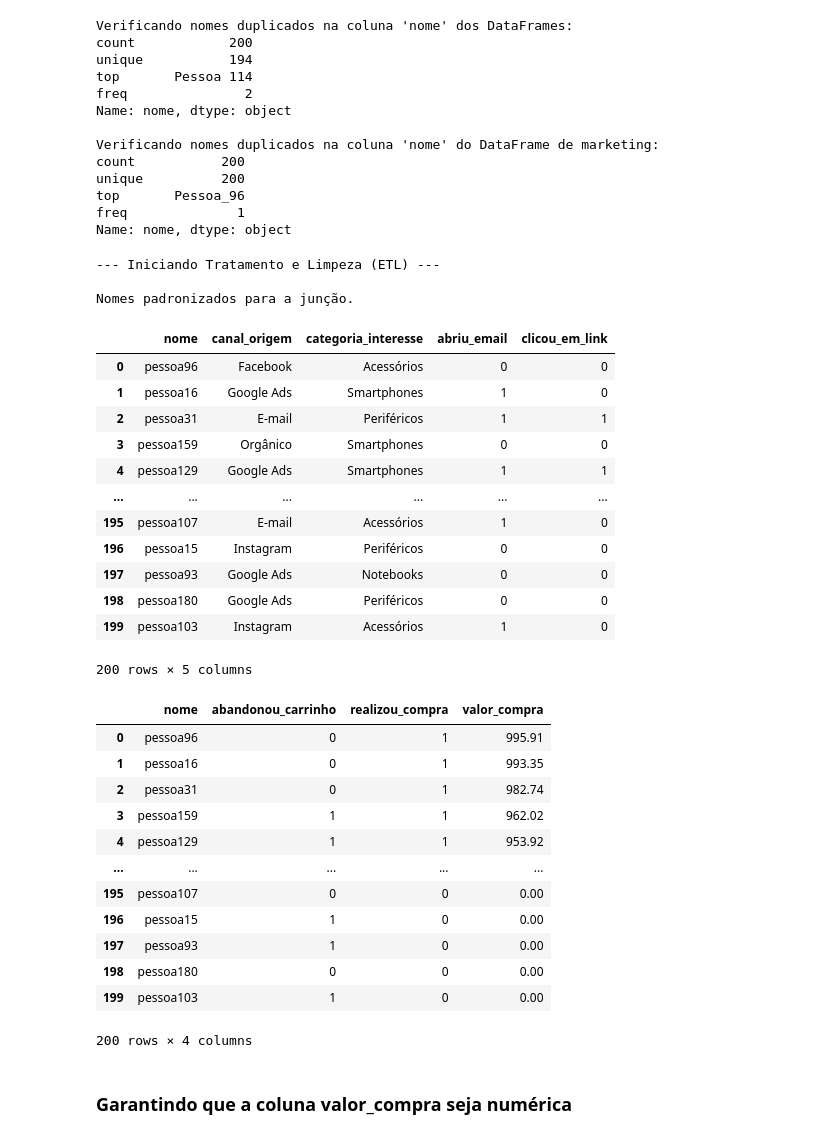
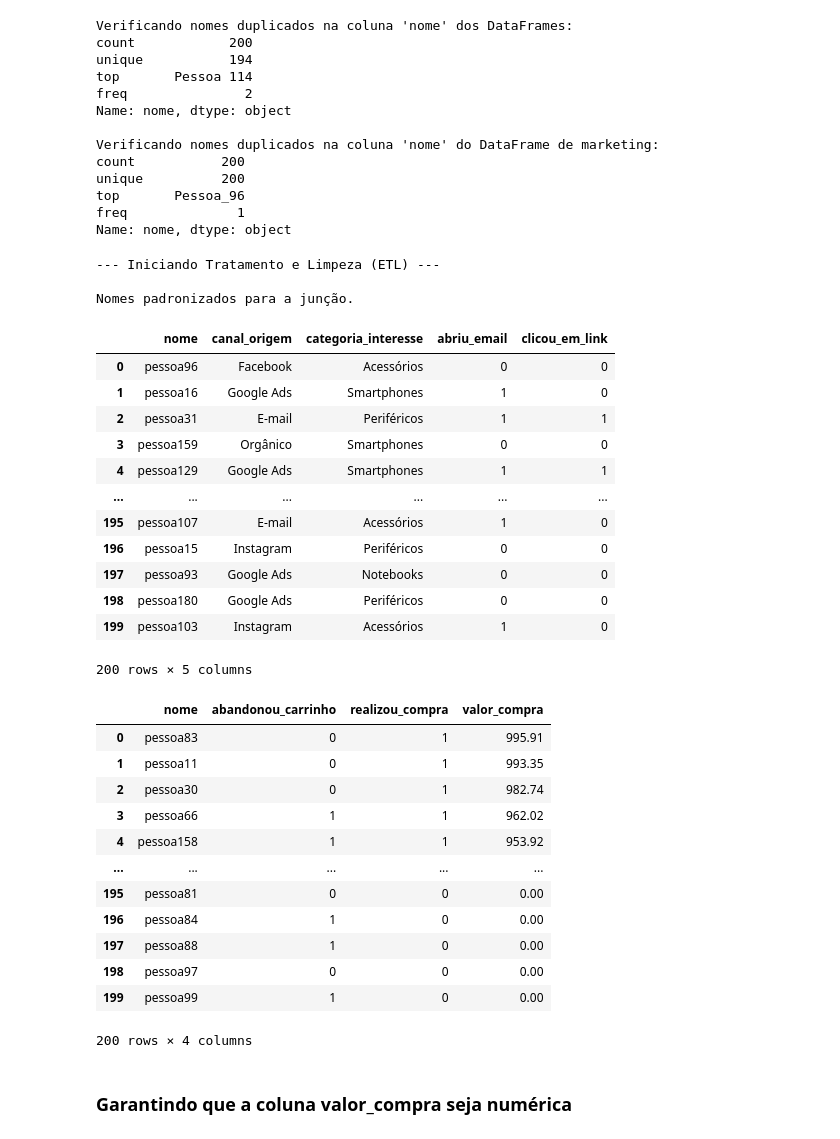
Before and after one commit to brenovambaster/bi-analise-de-dados, a Jupyter notebook: trabalho.ipynb, the cells around one changed output. Cells and saved outputs as stored; diff of their text form; code cells hidden in the pictures.

```diff
--- a/trabalho.ipynb
+++ b/trabalho.ipynb
@@ -59,60 +63,49 @@ Name: nome, dtype: object
 # %%
 
 print("\n--- Iniciando Tratamento e Limpeza (ETL) ---")
 
 # 2.1 Padronização da chave de junção (nome)
-# Remove espaços em branco no início/fim e converte para minúsculas
-
 df_loja['nome'] = df_loja['nome'].str.strip().str.lower()
 df_marketing['nome'] = df_marketing['nome'].str.strip().str.lower()
 print("\nNomes padronizados para a junção.")
 
+df_marketing['nome'] = df_marketing['nome'].str.replace('_', ' ', regex=False)
+df_loja['nome'] = df_loja['nome'].str.replace('_', ' ', regex=False)  # CORRIGIDO!
 
-# remove underscores e substitui por espaços
-df_marketing['nome'] = df_marketing['nome'].str.replace('_', ' ', regex=False)
-df_loja['nome'] = df_marketing['nome'].str.replace('_', ' ', regex=False)
+df_marketing['nome'] = df_marketing['nome'].str.replace(' ', '', regex=False)
+df_loja['nome'] = df_loja['nome'].str.replace(' ', '', regex=False)  # CORRIGIDO!
 
-# remove espaços nos nomes para garantir correta junção
-df_marketing['nome'] = df_marketing['nome'].str.replace(' ', '', regex=False)
-df_loja['nome'] = df_loja['nome'].str.replace(' ', '', regex=False)
-
-
-# Exibe as primeiras linhas da coluna 'nome' para verificar a padronização
-display (df_marketing)
+display(df_marketing)
 display(df_loja)
-
-# Exporta os DataFrames tratados para novos arquivos CSV
-df_loja.to_csv('dados_loja_tratados.csv', index=False)
-df_marketing.to_csv('dados_marketing_tratados.csv', index=False)
 # %% [output]
 --- Iniciando Tratamento e Limpeza (ETL) ---
 
 Nomes padronizados para a junção.
 |  | nome | canal_origem | categoria_interesse | abriu_email | clicou_em_link |
 | 0 | pessoa96 | Facebook | Acessórios | 0 | 0 |
 | 1 | pessoa16 | Google Ads | Smartphones | 1 | 0 |
 | 2 | pessoa31 | E-mail | Periféricos | 1 | 1 |
 | 3 | pessoa159 | Orgânico | Smartphones | 0 | 0 |
 | 4 | pessoa129 | Google Ads | Smartphones | 1 | 1 |
 | ... | ... | ... | ... | ... | ... |
 | 195 | pessoa107 | E-mail | Acessórios | 1 | 0 |
 | 196 | pessoa15 | Instagram | Periféricos | 0 | 0 |
 | 197 | pessoa93 | Google Ads | Notebooks | 0 | 0 |
 | 198 | pessoa180 | Google Ads | Periféricos | 0 | 0 |
 | 199 | pessoa103 | Instagram | Acessórios | 1 | 0 |
 200 rows × 5 columns
 |  | nome | abandonou_carrinho | realizou_compra | valor_compra |
-| 0 | pessoa96 | 0 | 1 | 995.91 |
-| 1 | pessoa16 | 0 | 1 | 993.35 |
-| 2 | pessoa31 | 0 | 1 | 982.74 |
-| 3 | pessoa159 | 1 | 1 | 962.02 |
-| 4 | pessoa129 | 1 | 1 | 953.92 |
+| 0 | pessoa83 | 0 | 1 | 995.91 |
+| 1 | pessoa11 | 0 | 1 | 993.35 |
+| 2 | pessoa30 | 0 | 1 | 982.74 |
+| 3 | pessoa66 | 1 | 1 | 962.02 |
+| 4 | pessoa158 | 1 | 1 | 953.92 |
 | ... | ... | ... | ... | ... |
-| 195 | pessoa107 | 0 | 0 | 0.00 |
-| 196 | pessoa15 | 1 | 0 | 0.00 |
-| 197 | pessoa93 | 1 | 0 | 0.00 |
-| 198 | pessoa180 | 0 | 0 | 0.00 |
-| 199 | pessoa103 | 1 | 0 | 0.00 |
+| 195 | pessoa81 | 0 | 0 | 0.00 |
+| 196 | pessoa84 | 1 | 0 | 0.00 |
+| 197 | pessoa88 | 1 | 0 | 0.00 |
+| 198 | pessoa97 | 0 | 0 | 0.00 |
+| 199 | pessoa99 | 1 | 0 | 0.00 |
 200 rows × 4 columns
 # %% [markdown]
 ### Garantindo que a coluna valor_compra seja numérica
```
Also changed, not shown: parts of 12 cells of this notebook, 3 other files.
